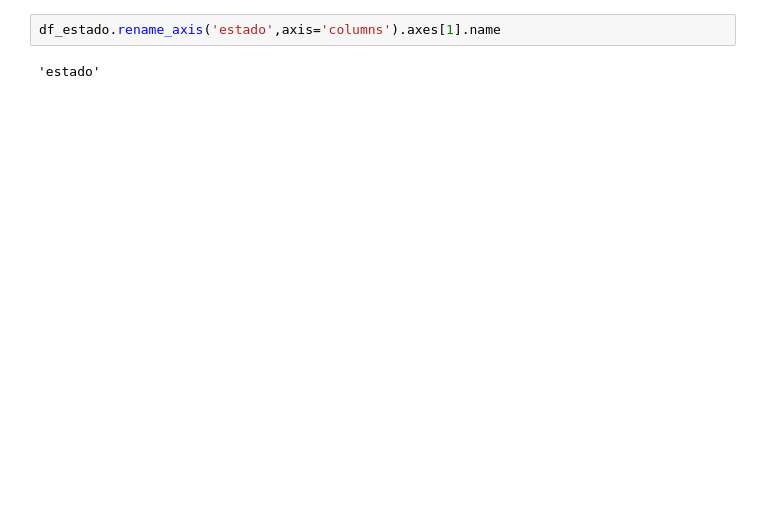
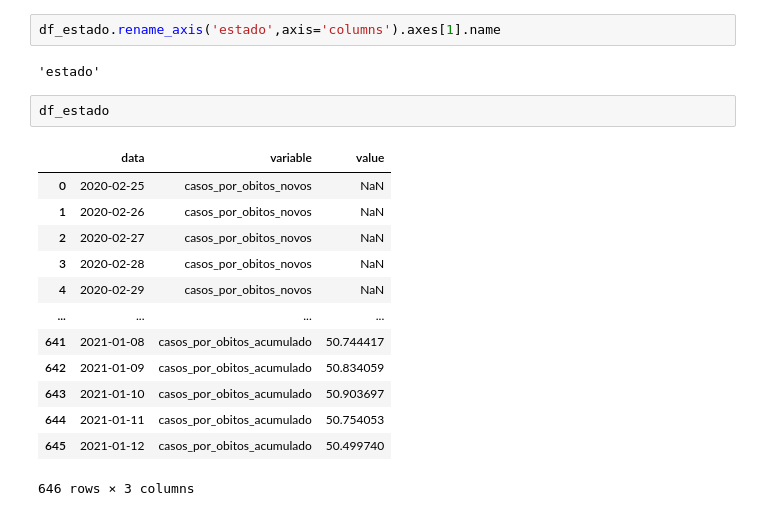
Before and after one commit to fontanads/bootcamp_dsa_2021, a Jupyter notebook: src/notebooks/analise_covid.ipynb, the cells around one changed output. Cells and saved outputs as stored; diff of their text form; blank space fills up the shorter version.

```diff
--- a/src/notebooks/analise_covid.ipynb
+++ b/src/notebooks/analise_covid.ipynb
@@ -145,3 +145,19 @@ df_estado.set_index('data').loc['2020-10':'2021-01']
 df_estado.rename_axis('estado',axis='columns').axes[1].name
 # %% [output]
 'estado'
+# %%
+df_estado
+# %% [output]
+|  | data | variable | value |
+| 0 | 2020-02-25 | casos_por_obitos_novos | NaN |
+| 1 | 2020-02-26 | casos_por_obitos_novos | NaN |
+| 2 | 2020-02-27 | casos_por_obitos_novos | NaN |
+| 3 | 2020-02-28 | casos_por_obitos_novos | NaN |
+| 4 | 2020-02-29 | casos_por_obitos_novos | NaN |
+| ... | ... | ... | ... |
+| 641 | 2021-01-08 | casos_por_obitos_acumulado | 50.744417 |
+| 642 | 2021-01-09 | casos_por_obitos_acumulado | 50.834059 |
+| 643 | 2021-01-10 | casos_por_obitos_acumulado | 50.903697 |
+| 644 | 2021-01-11 | casos_por_obitos_acumulado | 50.754053 |
+| 645 | 2021-01-12 | casos_por_obitos_acumulado | 50.499740 |
+646 rows × 3 columns
```
Also changed, not shown: parts of 3 cells of this notebook, 2 other files.
